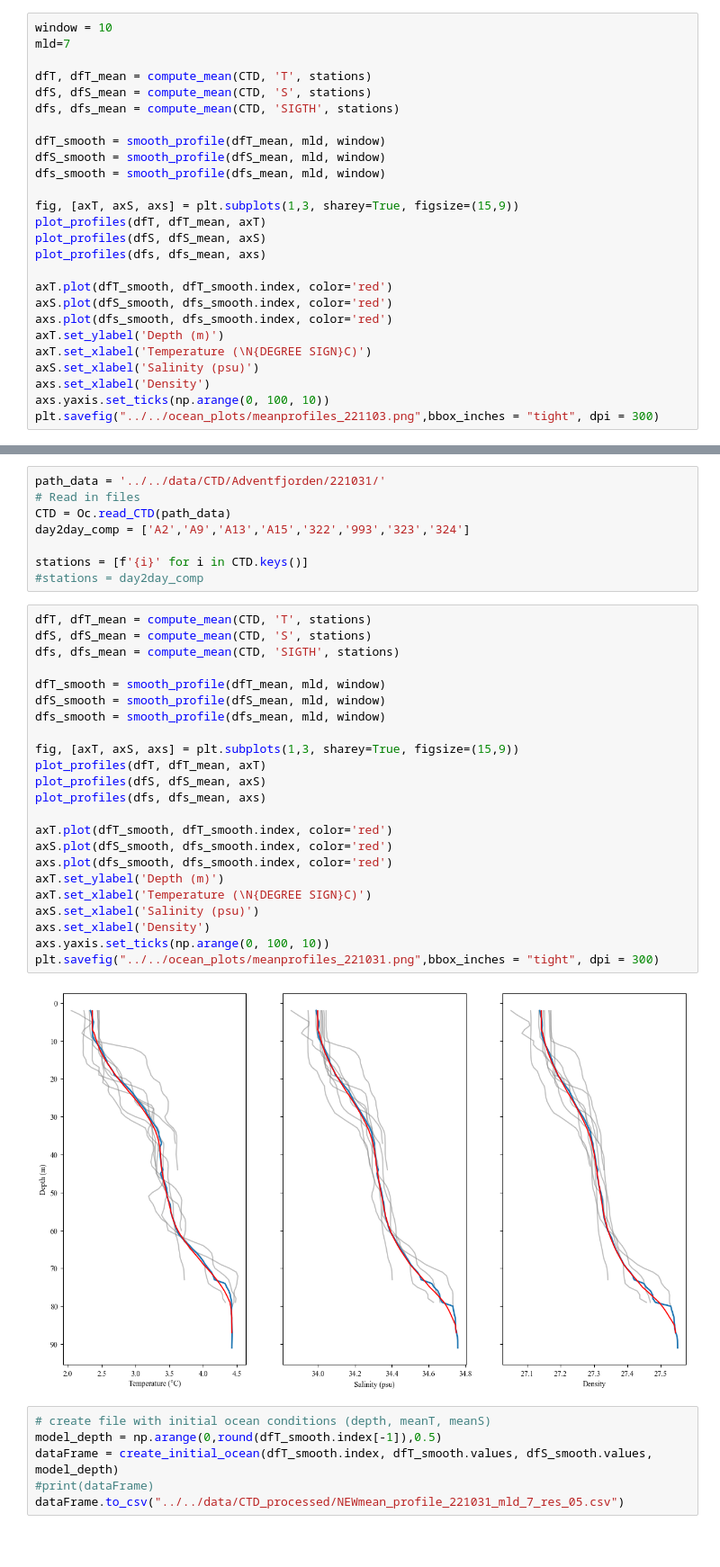
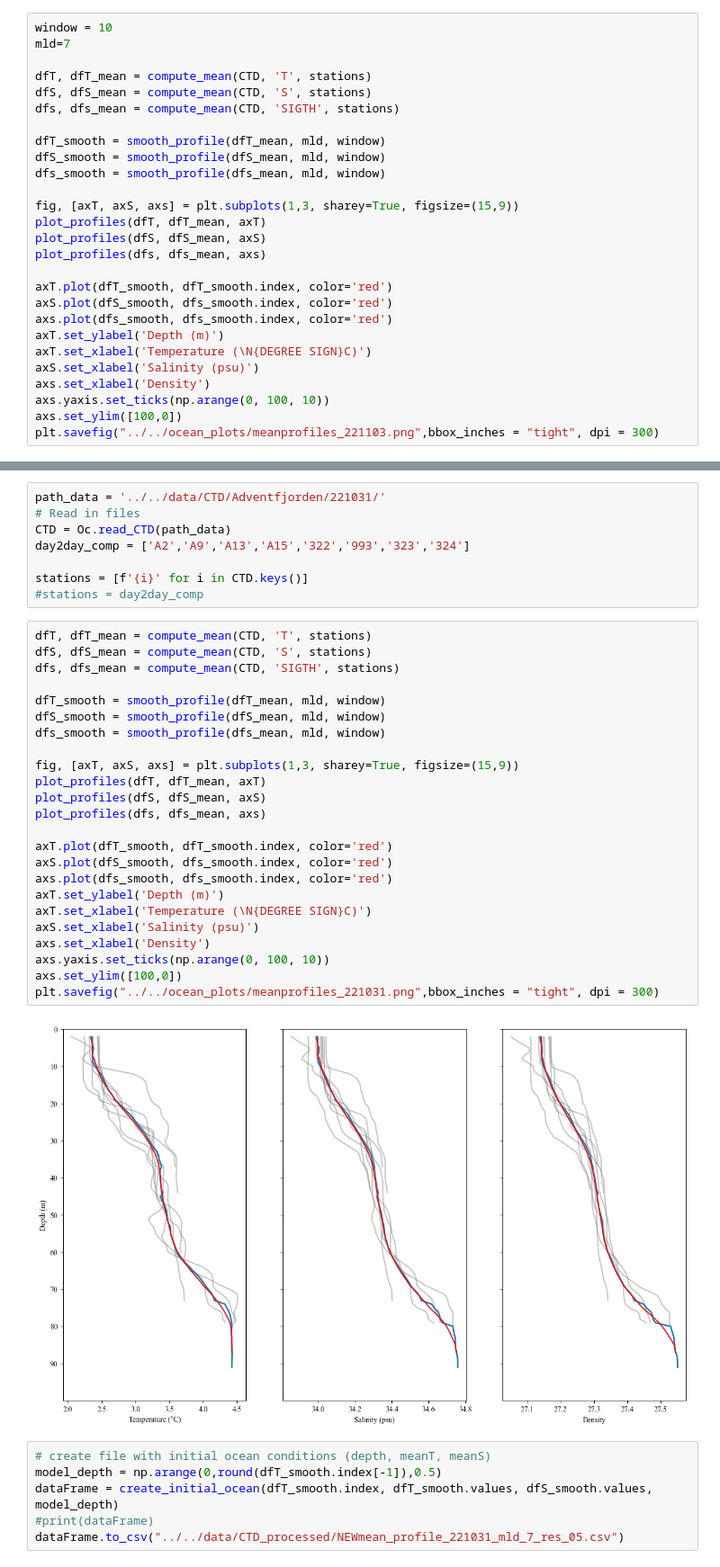
Before and after one commit to alpsjur/AGF-Adventfjorden, a Jupyter notebook: code/notebooks/mean_profile.ipynb, the cells around one changed output, grey strips where cells are left out. Shown at 90% size. Drawn from its saved outputs; the diff is of its cells as text; blank space fills up the shorter version.

Commit message:
updated plots

```diff
--- a/code/notebooks/mean_profile.ipynb
+++ b/code/notebooks/mean_profile.ipynb
@@ -112,6 +112,7 @@ axT.set_xlabel('Temperature (\N{DEGREE SIGN}C)')
 axS.set_xlabel('Salinity (psu)')
 axs.set_xlabel('Density')
 axs.yaxis.set_ticks(np.arange(0, 100, 10))
+axs.set_ylim([100,0])
 plt.savefig("../../ocean_plots/meanprofiles_221103.png",bbox_inches = "tight", dpi = 300)
 # %% [output]
 [figure]
@@ -154,28 +155,29 @@ stations = [f'{i}' for i in CTD.keys()]
 # %%
 dfT, dfT_mean = compute_mean(CTD, 'T', stations)
 dfS, dfS_mean = compute_mean(CTD, 'S', stations)
 dfs, dfs_mean = compute_mean(CTD, 'SIGTH', stations)
 
 dfT_smooth = smooth_profile(dfT_mean, mld, window)
 dfS_smooth = smooth_profile(dfS_mean, mld, window)
 dfs_smooth = smooth_profile(dfs_mean, mld, window)
 
 fig, [axT, axS, axs] = plt.subplots(1,3, sharey=True, figsize=(15,9))
 plot_profiles(dfT, dfT_mean, axT)
 plot_profiles(dfS, dfS_mean, axS)
 plot_profiles(dfs, dfs_mean, axs)
 
 axT.plot(dfT_smooth, dfT_smooth.index, color='red')
 axS.plot(dfS_smooth, dfs_smooth.index, color='red')
 axs.plot(dfs_smooth, dfs_smooth.index, color='red')
 axT.set_ylabel('Depth (m)')
 axT.set_xlabel('Temperature (\N{DEGREE SIGN}C)')
 axS.set_xlabel('Salinity (psu)')
 axs.set_xlabel('Density')
 axs.yaxis.set_ticks(np.arange(0, 100, 10))
+axs.set_ylim([100,0])
 plt.savefig("../../ocean_plots/meanprofiles_221031.png",bbox_inches = "tight", dpi = 300)
 # %% [output]
-[figure, old version]
+[figure, new version]
 # %%
 # create file with initial ocean conditions (depth, meanT, meanS)
 model_depth = np.arange(0,round(dfT_smooth.index[-1]),0.5)
```
Also changed, not shown: parts of 2 cells of this notebook, 8 other files.
